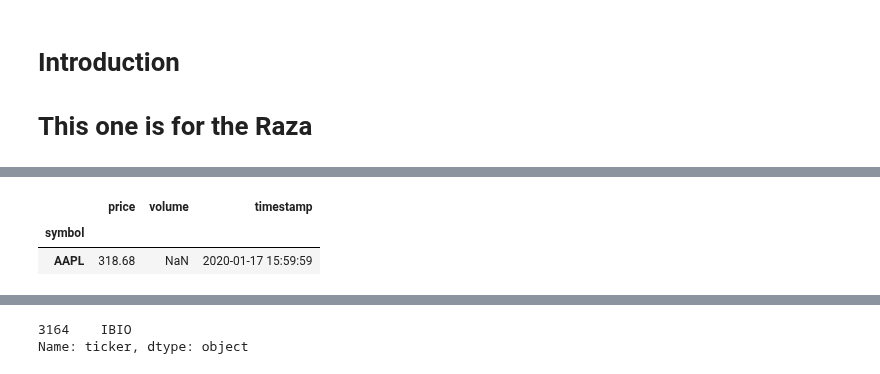
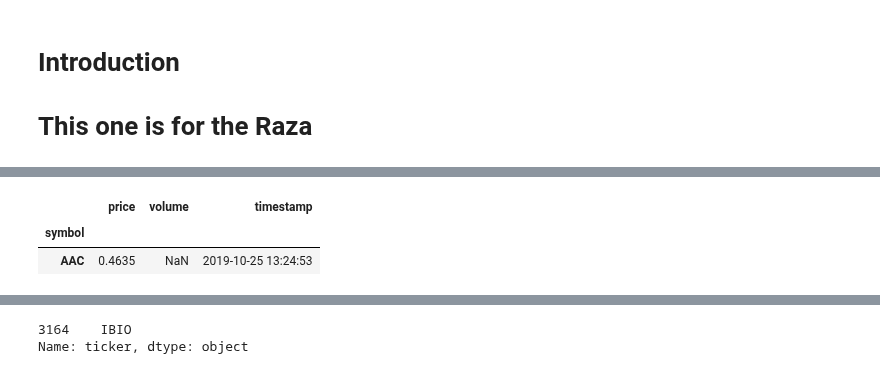
Before and after one commit to dcovarru/investmentsPython, a Jupyter notebook: investments.ipynb, the cells around one changed output, grey strips where cells are left out. Drawn from its saved outputs; the diff is of its cells as text; code cells hidden in the pictures.

```diff
--- a/investments.ipynb
+++ b/investments.ipynb
@@ -60,15 +50,15 @@ Name: ticker, dtype: object
 # %%
 #ALPHAVANTAGE_API_KEY = 'ANBKAAOU9YDNYBRV'
 #keyValue = os.getenv(ALPHAVANTAGE_API_KEY)
 os.environ['ALPHAVANTAGE_API_KEY'] = 'ANBKAAOU9YDNYBRV'
 ## get_quote_yahoo('AGRX').price
 # len(get_quote_yahoo(investData.ticker[3]))
-web.get_quote_av("AAPL", api_key = os.getenv('ALPHAVANTAGE_API_KEY'))
+web.get_quote_av("AAC", api_key = os.getenv('ALPHAVANTAGE_API_KEY'))
 # os.getcwd()
 # os.getenv('alphaVantage_apiKey')
 # web.get_sector_performance_av().head()
 # alphaVantage API Key: ANBKAAOU9YDNYBRV
 # %% [output]
 |  | price | volume | timestamp |
 | symbol |  |  |  |
-| AAPL | 318.68 | NaN | 2020-01-17 15:59:59 |
+| AAC | 0.4635 | NaN | 2019-10-25 13:24:53 |
```
Also changed, not shown: parts of 5 cells of this notebook.
